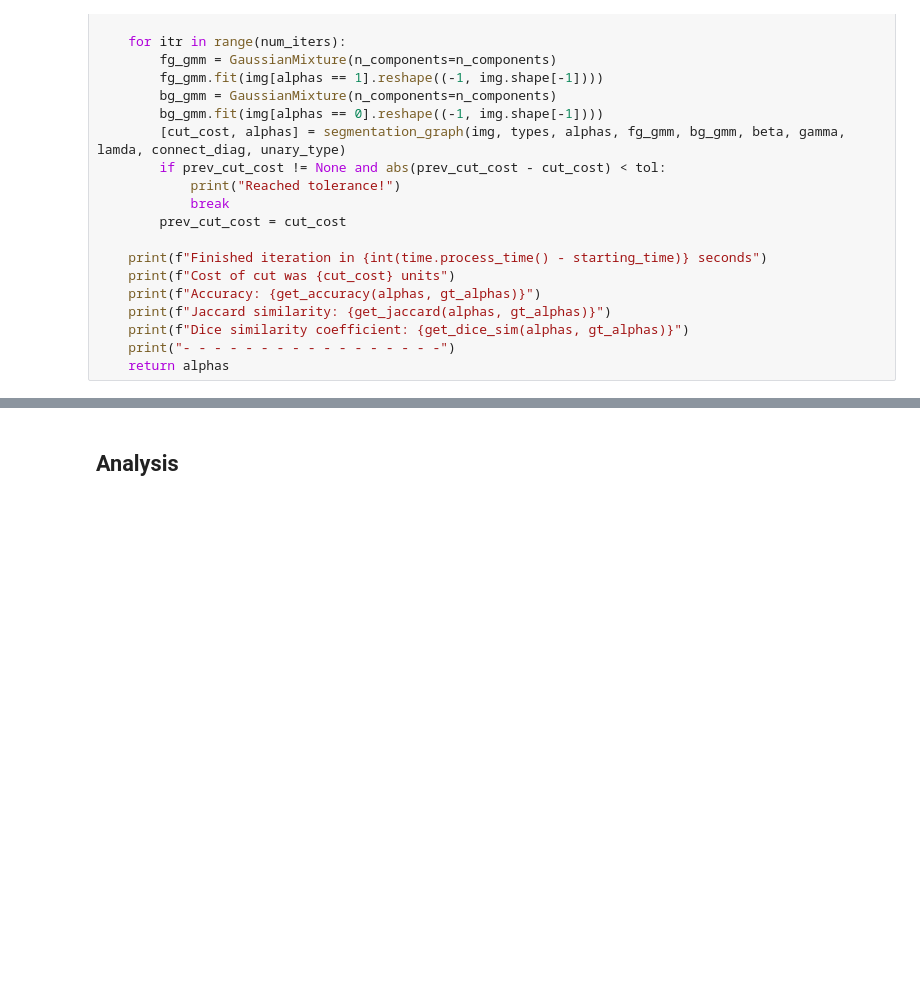
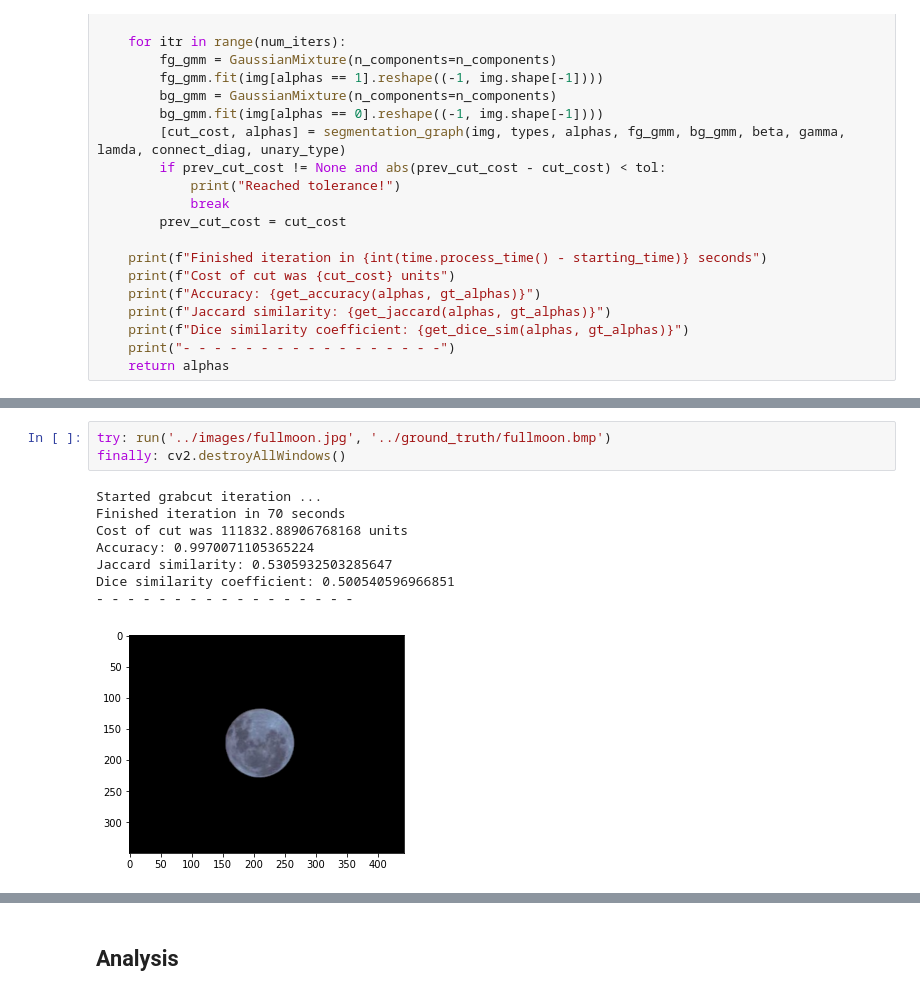
Before and after one commit to tusharc31/Computer-Vision, a Jupyter notebook: Assignment-3/src/Assignment3.ipynb, the cells around one changed output, grey strips where cells are left out. Saved outputs shown, nothing was run; the diff lists cells and outputs as text; blank space fills up the shorter version.

```diff
--- a/Assignment-3/src/Assignment3.ipynb
+++ b/Assignment-3/src/Assignment3.ipynb
@@ -433,0 +459,12 @@ Dice similarity coefficient: 0.5101301157555451
+# %%
+try: run('../images/fullmoon.jpg', '../ground_truth/fullmoon.bmp')
+finally: cv2.destroyAllWindows()
+# %% [output]
+Started grabcut iteration ...
+Finished iteration in 70 seconds
+Cost of cut was 111832.88906768168 units
+Accuracy: 0.9970071105365224
+Jaccard similarity: 0.5305932503285647
+Dice similarity coefficient: 0.500540596966851
+- - - - - - - - - - - - - - - - -
+[figure, added]
```
Also changed, not shown: parts of 48 cells of this notebook, 11 other files.
